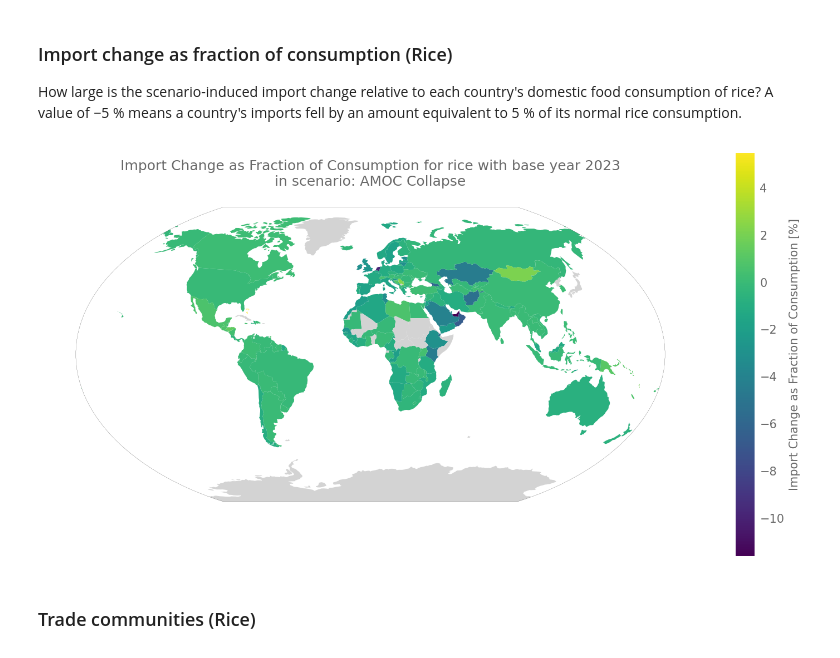
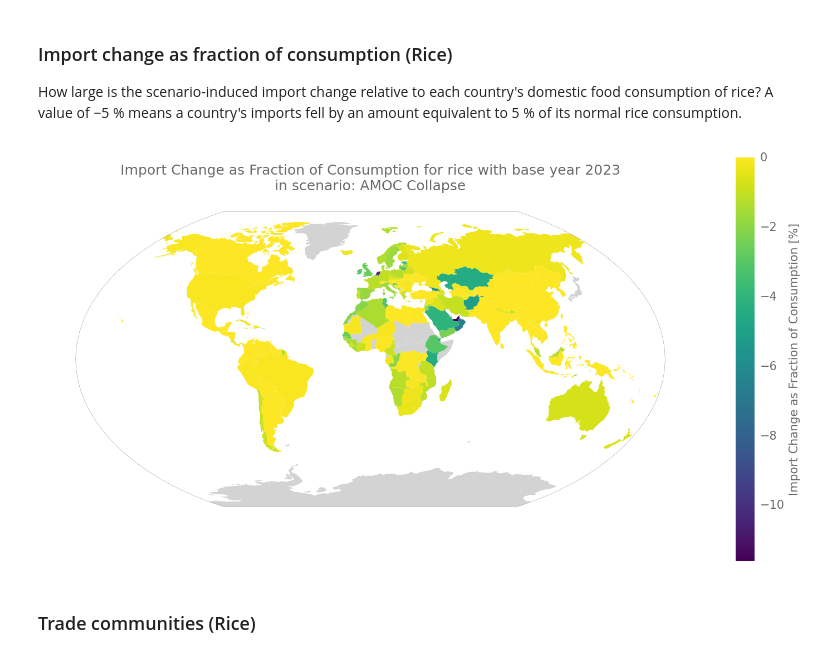
Before and after one commit to florianjehn/pytradeshifts, a Jupyter notebook: scripts/Main Scenarios/AMOC_Collapse_Trade_After_Catastrophe.ipynb, the cells around one changed output. Cells and saved outputs as stored; diff of their text form; code cells hidden in the pictures.

```diff
--- a/scripts/Main Scenarios/AMOC_Collapse_Trade_After_Catastrophe.ipynb
+++ b/scripts/Main Scenarios/AMOC_Collapse_Trade_After_Catastrophe.ipynb
@@ -307,9 +316,9 @@ How large is the scenario-induced import change relative to each country's domes
 food consumption of rice? A value of −5 % means a country's imports fell by an amount
 equivalent to 5 % of its normal rice consumption.
 # %%
-rice_comparison.plot_import_change_as_fraction_of_consumption(figsize=(10, 10), shrink=0.5)
+rice_comparison.plot_import_change_as_fraction_of_consumption(figsize=(10, 10), vmax=0, shrink=0.5)
 # %% [output]
-[figure, old version]
+[figure, new version]
 # %% [markdown]
 ### Trade communities (Rice)
 # %%
```
Also changed, not shown: parts of 3 cells of this notebook, 2 other files.
